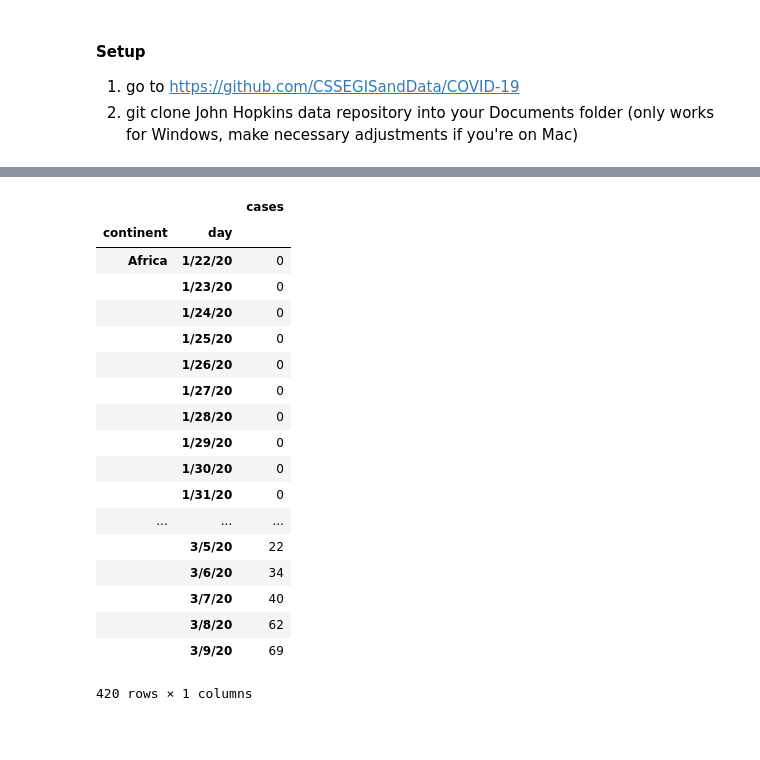
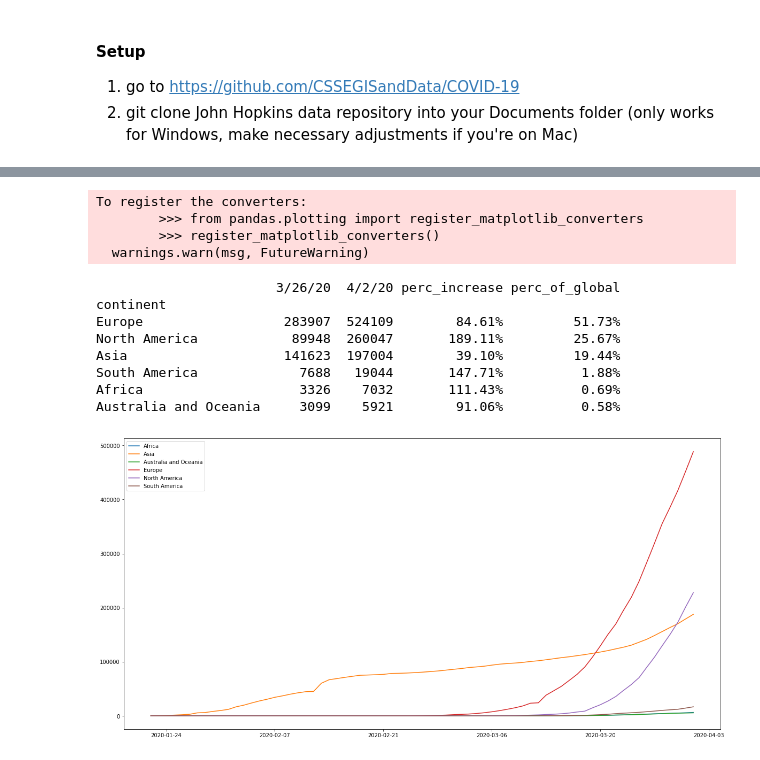
Before and after one commit to michalpuchala/covid19_daily_charts, a Jupyter notebook: covid19_daily_charts.ipynb, the cells around one changed output, grey strips where cells are left out. Drawn from its saved outputs; the diff is of its cells as text; code cells hidden in the pictures; blank space fills up the shorter version.

Commit message:
adding graphs

```diff
--- a/covid19_daily_charts.ipynb
+++ b/covid19_daily_charts.ipynb
@@ -96,28 +103,29 @@ countries_deaths['perc_increase'] = pd.Series(["{0:.2f}%".format(val * 100) for
 countries_deaths['perc_of_global'] = countries_deaths.apply(lambda x: x[last_day] / sum(deaths_data[last_day]), axis=1)
 countries_deaths['perc_of_global'] = pd.Series(["{0:.2f}%".format(val * 100) for val in countries_deaths['perc_of_global']], index = countries_deaths.index)
 countries_deaths.sort_values(by=[last_day], ascending=False, inplace=True)
-# %%
-country_cases_graph = cases_data[['continent',] + days_available]
-country_cases_graph = pd.melt(cases_graph, id_vars=["continent"], value_vars = days_available, var_name = 'day', value_name = 'cases')
-country_cases_graph = country_cases_graph.groupby(['continent', 'day']).agg({'cases': 'sum'})
-country_cases_graph
-# %% [output]
-|  |  | cases |
-| continent | day |  |
-| Africa | 1/22/20 | 0 |
-|  | 1/23/20 | 0 |
-|  | 1/24/20 | 0 |
-|  | 1/25/20 | 0 |
-|  | 1/26/20 | 0 |
-|  | 1/27/20 | 0 |
-|  | 1/28/20 | 0 |
-|  | 1/29/20 | 0 |
-|  | 1/30/20 | 0 |
-|  | 1/31/20 | 0 |
-| ... | ... | ... |
-|  | 3/5/20 | 22 |
-|  | 3/6/20 | 34 |
-|  | 3/7/20 | 40 |
-|  | 3/8/20 | 62 |
-|  | 3/9/20 | 69 |
-420 rows × 1 columns
+# %%
+# continent cases - graph
+plt.rcParams["figure.figsize"] = (20,10)
+continent_cases_graph = cases_data[['continent',] + days_available]
+continent_cases_graph = pd.melt(continent_cases_graph, id_vars=["continent"], value_vars = days_available, var_name = 'day', value_name = 'cases')
+continent_cases_graph['day'] = continent_cases_graph.apply(lambda x: datetime.strptime(x['day'], '%m/%d/%y'), axis=1)
+continent_cases_graph.reset_index(inplace=True)
+continent_cases_graph = pd.pivot_table(continent_cases_graph, values=['cases'], columns=['continent'], index=['day'], aggfunc={'cases': np.sum})
+for continent in list(continent_cases_graph.columns.levels[1]):
+    plt.plot(continent_cases_graph.index, continent_cases_graph['cases'][continent])
+plt.legend()
+print(continent_cases)
+# %% [output]
+To register the converters:
+        >>> from pandas.plotting import register_matplotlib_converters
+        >>> register_matplotlib_converters()
+  warnings.warn(msg, FutureWarning)
+                       3/26/20  4/2/20 perc_increase perc_of_global
+continent
+Europe                  283907  524109        84.61%         51.73%
+North America            89948  260047       189.11%         25.67%
+Asia                    141623  197004        39.10%         19.44%
+South America             7688   19044       147.71%          1.88%
+Africa                    3326    7032       111.43%          0.69%
+Australia and Oceania     3099    5921        91.06%          0.58%
+[figure, added]
```
Also changed, not shown: parts of 7 cells of this notebook.
